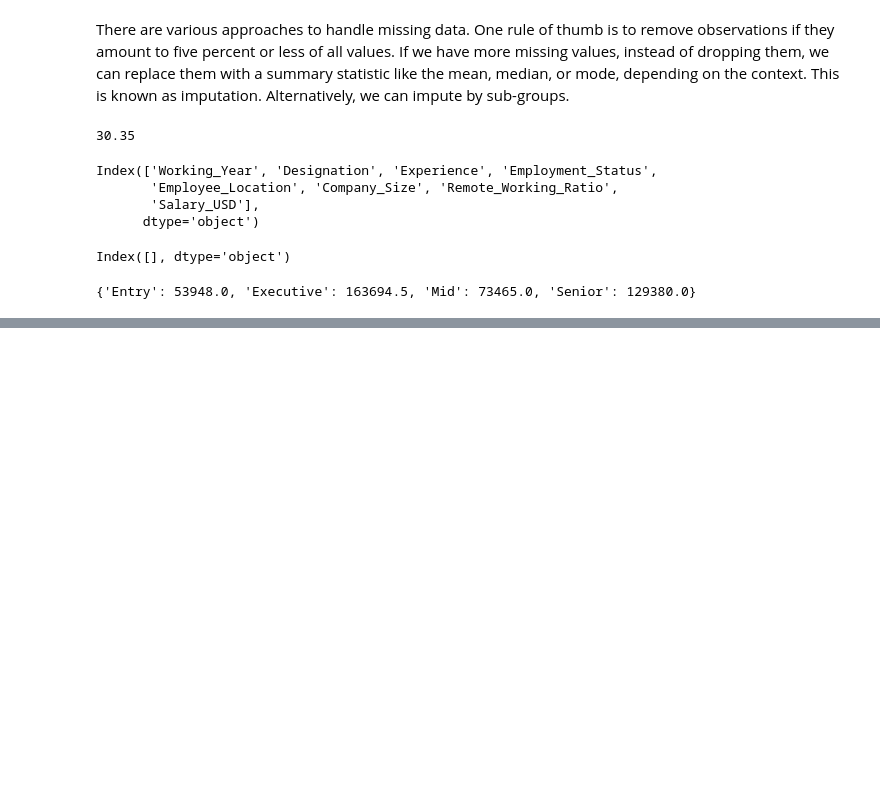
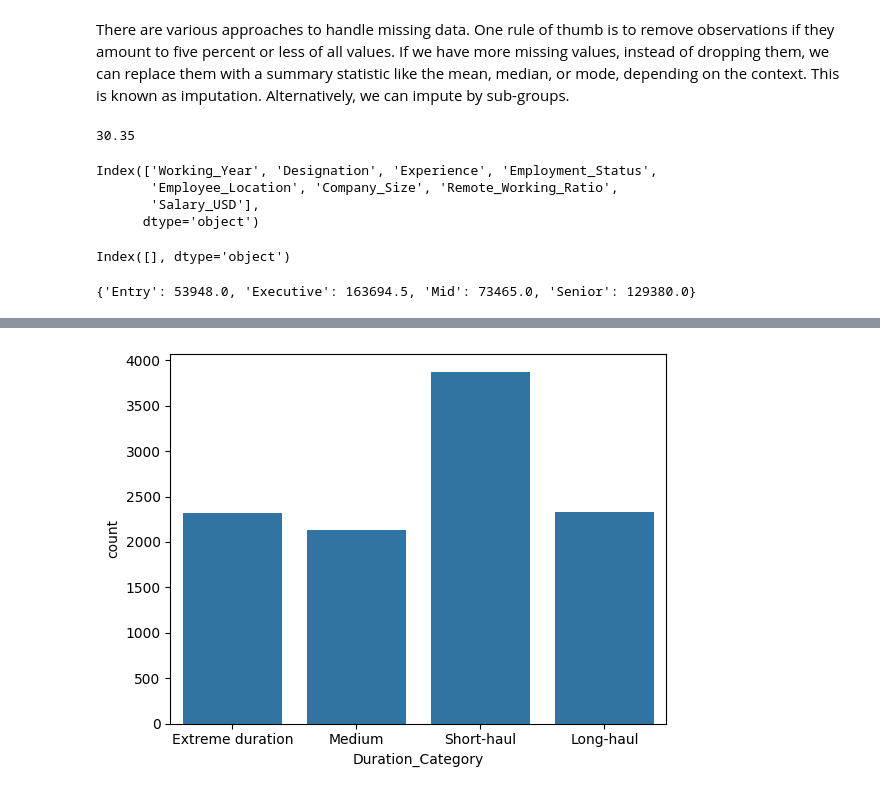
Before and after one commit to alexkhype/practice_projects, a Jupyter notebook: EDA.ipynb, the cells around one changed output, grey strips where cells are left out. Cells and saved outputs as stored; diff of their text form; code cells hidden in the pictures; blank space fills up the shorter version.

```diff
--- a/EDA.ipynb
+++ b/EDA.ipynb
@@ -272,0 +401,7 @@ salaries['Salary_USD'] = salaries['Salary_USD'].fillna(salaries['Experience'].ma
+# %%
+planes = pd.read_csv('datasets/planes.csv')
+
+non_numeric = planes.select_dtypes('object')
+
+for column in non_numeric.columns:
+    print(f'Column {column} has {planes[column].nunique()} unique values.')
@@ -272,0 +428,28 @@ salaries['Salary_USD'] = salaries['Salary_USD'].fillna(salaries['Experience'].ma
+# %%
+# Create a list of categories
+flight_categories = ["Short-haul", "Medium", "Long-haul"]
+
+# Create short-haul values
+short_flights = "^0h|^1h|^2h|^3h|^4h"
+
+# Create medium-haul values
+medium_flights = "^5h|^6h|^7h|^8h|^9h"
+
+# Create long-haul values
+long_flights = "10h|11h|12h|13h|14h|15h|16h"
+# %%
+# Create conditions for values in flight_categories to be created
+conditions = [
+    planes["Duration"].str.contains(short_flights).to_numpy(dtype=bool),
+    planes["Duration"].str.contains(medium_flights).to_numpy(dtype=bool),
+    planes["Duration"].str.contains(long_flights).to_numpy(dtype=bool),
+]
+
+# Apply the conditions list to the flight_categories
+planes["Duration_Category"] = np.select(conditions, flight_categories, default="Extreme duration")
+
+# Plot the counts of each category
+sns.countplot(data=planes, x="Duration_Category")
+plt.show()
+# %% [output]
+[figure, added]
```
Also changed, not shown: parts of 30 cells of this notebook.
